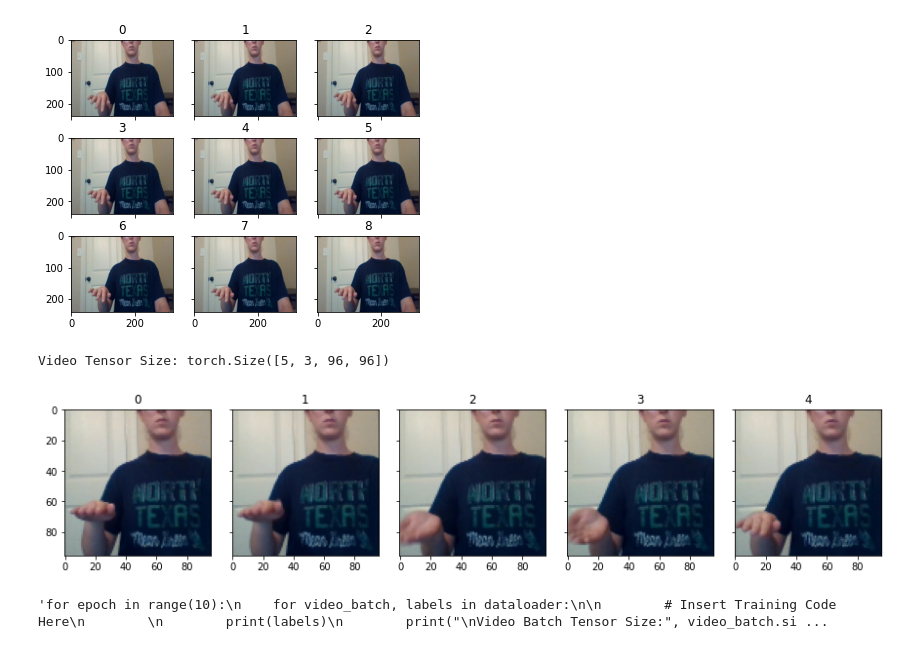
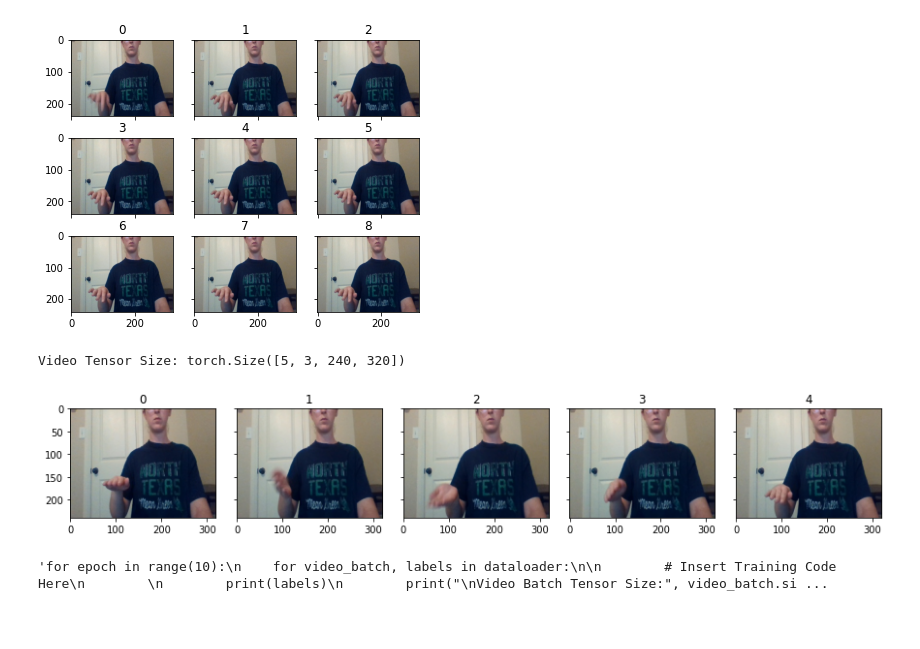
Before and after one commit to RCSnyder/video-classification, a Jupyter notebook: test_data_loading.ipynb, the cells around one changed output. Drawn from its saved outputs; the diff is of its cells as text; code cells hidden in the pictures; blank space fills up the shorter version.

```diff
--- a/test_data_loading.ipynb
+++ b/test_data_loading.ipynb
@@ -83,8 +83,8 @@ plot_video(rows=3, cols=3, frame_list=frames, plot_width=10., plot_height=5.)
 # transform for image augmentation can thus also be used  for video augmentation.
 preprocess = transforms.Compose([
     ImglistToTensor(),  # list of PIL images to (FRAMES x CHANNELS x HEIGHT x WIDTH) tensor
-    transforms.Resize((100, 160)),  # image batch, resize to 100x160
-    transforms.CenterCrop(96),  # image batch, center crop to square 96x96
+    #transforms.Resize((100, 160)),  # image batch, resize to 100x160
+    #transforms.CenterCrop(96),  # image batch, center crop to square 96x96
     transforms.Normalize(mean=[0.485, 0.456, 0.406], std=[0.229, 0.224, 0.225]),
 ])
 
@@ -95,35 +95,35 @@ dataset = VideoFrameDataset(
     frames_per_segment=1,
     imagefile_template='img_{:05d}.jpg',
     transform=preprocess,
     random_shift=True,
     test_mode=False
 )
 
 sample = dataset[2]
 frame_tensor = sample[0]  # tensor of shape (NUM_SEGMENTS*FRAMES_PER_SEGMENT) x CHANNELS x HEIGHT x WIDTH
 label = sample[1]  # integer label
 
 print('Video Tensor Size:', frame_tensor.size())
 
 def denormalize(video_tensor):
     """
     Undoes mean/standard deviation normalization, zero to one scaling,
     and channel rearrangement for a batch of images.
     args:
         video_tensor: a (FRAMES x CHANNELS x HEIGHT x WIDTH) tensor
     """
     inverse_normalize = transforms.Normalize(
         mean=[-0.485 / 0.229, -0.456 / 0.224, -0.406 / 0.225],
         std=[1 / 0.229, 1 / 0.224, 1 / 0.225]
     )
     return (inverse_normalize(video_tensor) * 255.).type(torch.uint8).permute(0, 2, 3, 1).numpy()
 
 
 frame_tensor = denormalize(frame_tensor)
 plot_video(rows=1, cols=5, frame_list=frame_tensor, plot_width=15., plot_height=3.)
 # %% [output]
-Video Tensor Size: torch.Size([5, 3, 96, 96])
+Video Tensor Size: torch.Size([5, 3, 240, 320])
-[figure, old version]
+[figure, new version]
 # %%
 """ DEMO 3 CONTINUED: DATALOADER """
 train_loader = torch.utils.data.DataLoader(
```
Also changed, not shown: parts of 4 cells of this notebook.
